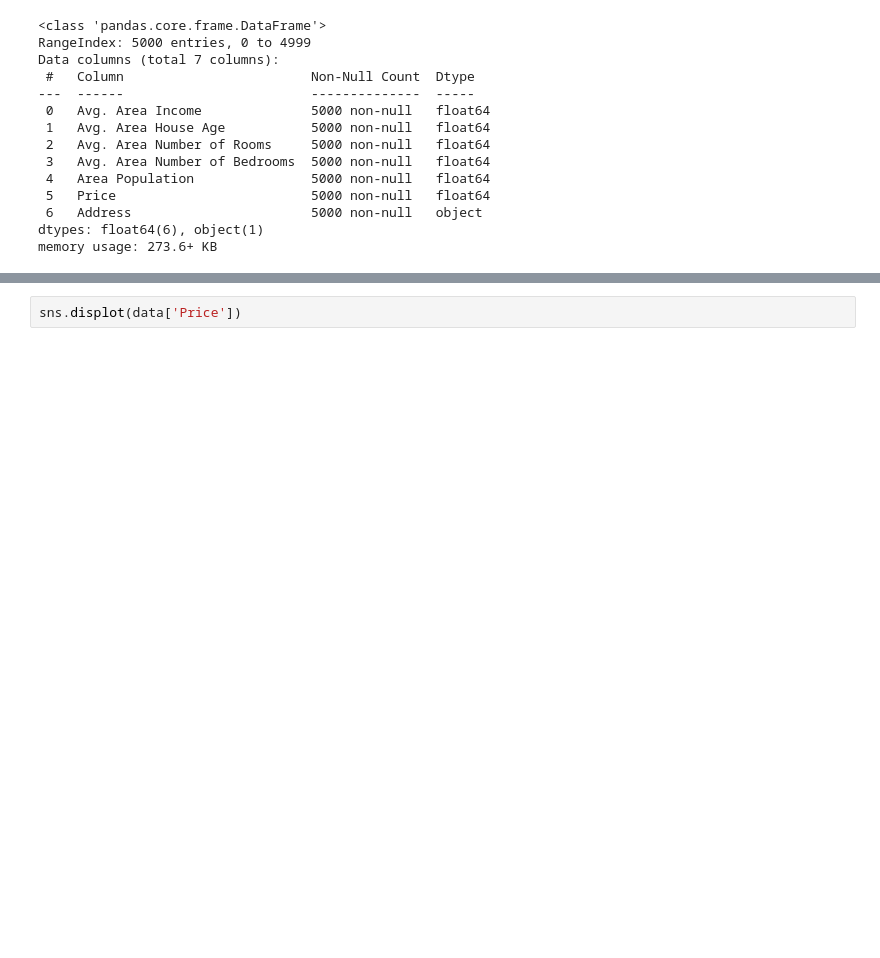
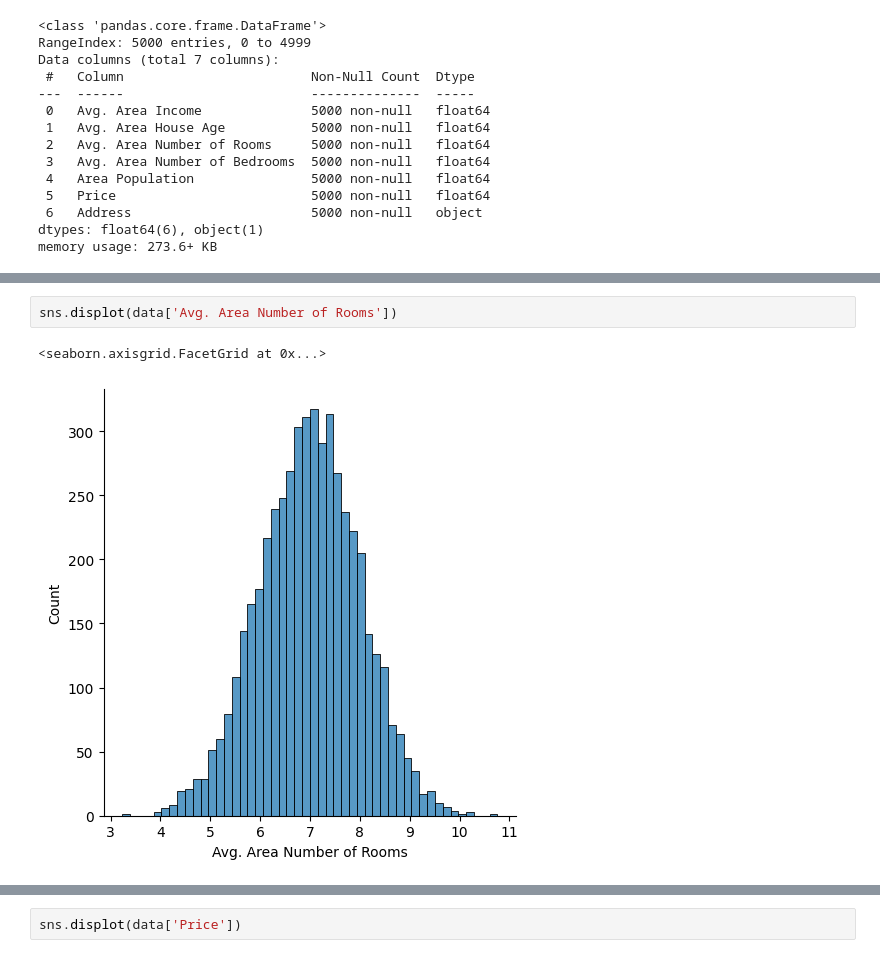
Before and after one commit to dilne/ML-Fundamentals, a Jupyter notebook: Linear Regression - USA Housing.ipynb, the cells around one changed output, grey strips where cells are left out. Drawn from its saved outputs; the diff is of its cells as text; blank space fills up the shorter version.

```diff
--- a/Linear Regression - USA Housing.ipynb
+++ b/Linear Regression - USA Housing.ipynb
@@ -41,0 +78,5 @@ memory usage: 273.6+ KB
+# %%
+sns.displot(data['Avg. Area Number of Rooms'])
+# %% [output]
+<seaborn.axisgrid.FacetGrid at 0x...>
+[figure, added]
```
Also changed, not shown: parts of 17 cells of this notebook.
